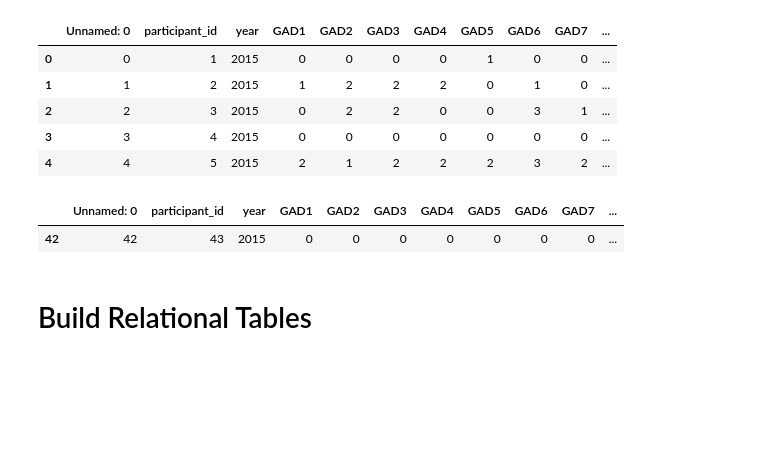
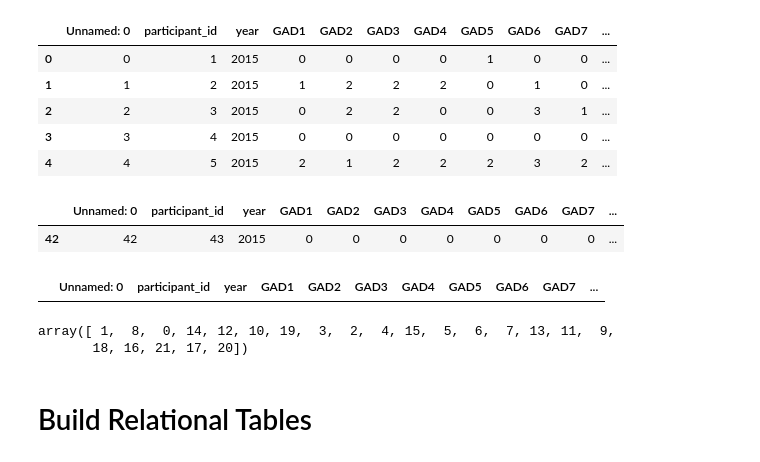
Before and after one commit to amallred/gaming-mental-health-analysis, a Jupyter notebook: notebooks/gad_eda.ipynb, the cells around one changed output. Saved outputs shown, nothing was run; the diff lists cells and outputs as text; code cells hidden in the pictures; blank space fills up the shorter version.

```diff
--- a/notebooks/gad_eda.ipynb
+++ b/notebooks/gad_eda.ipynb
@@ -40,6 +41,20 @@ filtered_data
 # %% [output]
 |  | Unnamed: 0 | participant_id | year | GAD1 | GAD2 | GAD3 | GAD4 | GAD5 | GAD6 | GAD7 | ... |
 | 42 | 42 | 43 | 2015 | 0 | 0 | 0 | 0 | 0 | 0 | 0 | ... |
+# %%
+# Confirming that the data fix was successful
+
+filtered_data = df.loc[df['GAD_total'] > 21]
+filtered_data
+
+# GAD_total needs to be recalculated after data correction
+# %% [output]
+|  | Unnamed: 0 | participant_id | year | GAD1 | GAD2 | GAD3 | GAD4 | GAD5 | GAD6 | GAD7 | ... |
+# %%
+df['GAD_total'].unique()
+# %% [output]
+array([ 1,  8,  0, 14, 12, 10, 19,  3,  2,  4, 15,  5,  6,  7, 13, 11,  9,
+       18, 16, 21, 17, 20])
 # %% [markdown]
 # Build Relational Tables
 # %%
```
Also changed, not shown: parts of 7 cells of this notebook, 4 other files.
